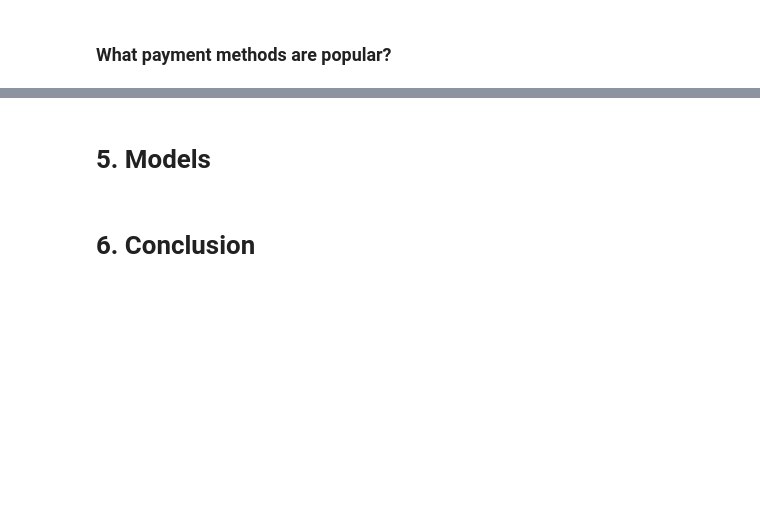
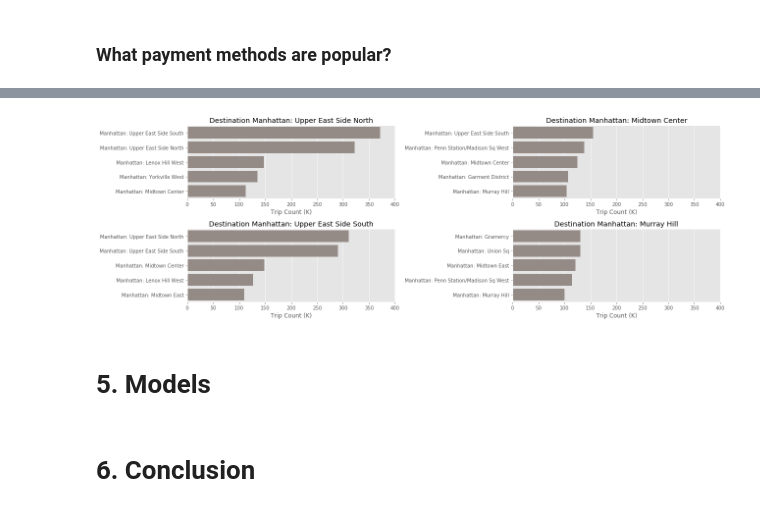
Before and after one commit to Alpha-1787/PySpark-NYC-Taxi-Trips-Analysis, a Jupyter notebook: nyc_taxi_trip_analysis.ipynb, the cells around one changed output, grey strips where cells are left out. Cells and saved outputs as stored; diff of their text form; code cells hidden in the pictures; blank space fills up the shorter version.

```diff
--- a/nyc_taxi_trip_analysis.ipynb
+++ b/nyc_taxi_trip_analysis.ipynb
@@ -572,3 +559,25 @@ spark.sql(query).toPandas()
+# %%
+# initialize a 2x2 plot
+fig, ax = plt.subplots(2, 2, figsize=(18,6))
+
+# iterate through each axis and assign the appropriate plot
+for d in enumerate(pd_df["dropoff_location"].unique()):
+    sns.barplot(x="trip_count_k",
+                y="pickup_location",
+                data=pd_df[pd_df["dropoff_location"] == d[1]],
+                color="#978a84",
+                ax=ax[d[0]//2, d[0]%2])
+
+    # change axis labels and title
+    ax[d[0] // 2, d[0] % 2].set_ylabel("")
+    ax[d[0] // 2, d[0] % 2].set_xlabel("Trip Count (K)")
+    ax[d[0] // 2, d[0] % 2].set_xlim([0,400])
+    ax[d[0] // 2, d[0] % 2].set_title("Destination " + d[1])
+
+plt.tight_layout()
+plt.show()
+# %% [output]
+[figure, added]
 # %% [markdown]
 # 5. Models
 # %%
```
Also changed, not shown: parts of 12 cells of this notebook.
